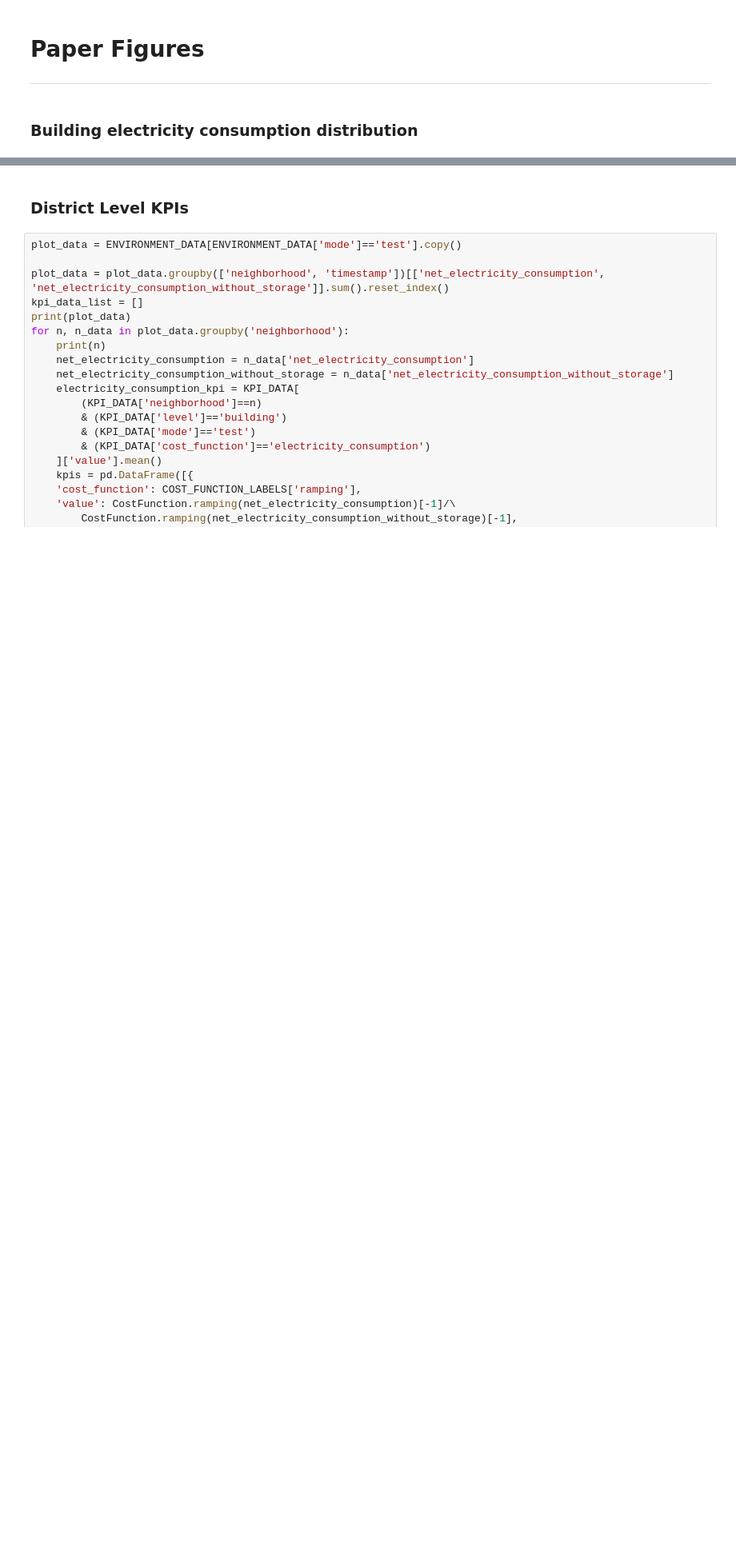
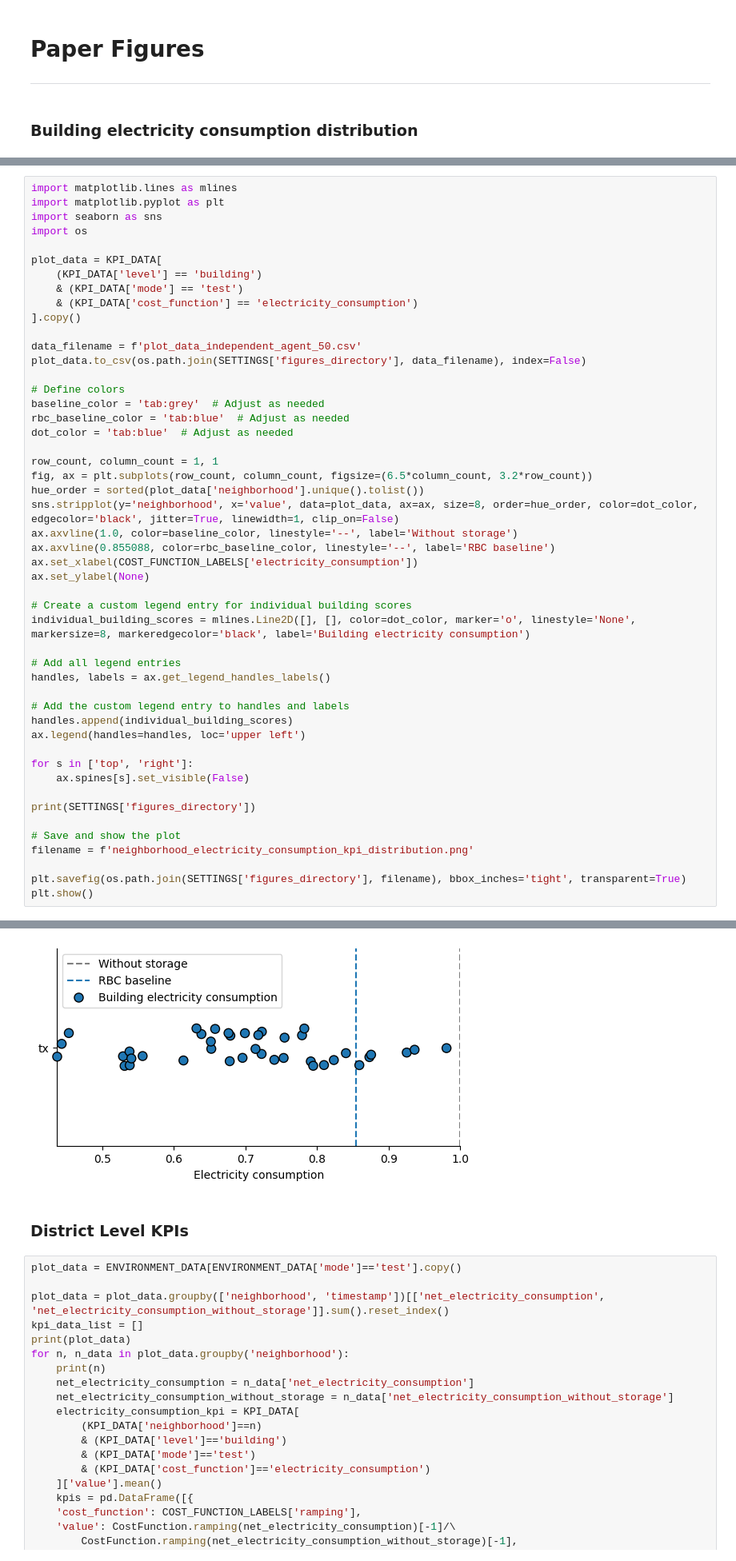
Before and after one commit to LennardSchaap/citylearn_benchmark, a Jupyter notebook: analysis/analysis.ipynb, the cells around one changed output, grey strips where cells are left out. Shown at 80% size. Drawn from its saved outputs; the diff is of its cells as text; blank space fills up the shorter version.

```diff
--- a/analysis/analysis.ipynb
+++ b/analysis/analysis.ipynb
@@ -276,0 +282,50 @@ plt.show()
+# %%
+import matplotlib.lines as mlines
+import matplotlib.pyplot as plt
+import seaborn as sns
+import os
+
+plot_data = KPI_DATA[
+    (KPI_DATA['level'] == 'building')
+    & (KPI_DATA['mode'] == 'test')
+    & (KPI_DATA['cost_function'] == 'electricity_consumption')
+].copy()
+
+data_filename = f'plot_data_independent_agent_50.csv'
+plot_data.to_csv(os.path.join(SETTINGS['figures_directory'], data_filename), index=False)
+
+# Define colors
+baseline_color = 'tab:grey'  # Adjust as needed
+rbc_baseline_color = 'tab:blue'  # Adjust as needed
+dot_color = 'tab:blue'  # Adjust as needed
+
+row_count, column_count = 1, 1
+fig, ax = plt.subplots(row_count, column_count, figsize=(6.5*column_count, 3.2*row_count))
+hue_order = sorted(plot_data['neighborhood'].unique().tolist())
+sns.stripplot(y='neighborhood', x='value', data=plot_data, ax=ax, size=8, order=hue_order, color=dot_color, edgecolor='black', jitter=True, linewidth=1, clip_on=False)
+ax.axvline(1.0, color=baseline_color, linestyle='--', label='Without storage')
+ax.axvline(0.855088, color=rbc_baseline_color, linestyle='--', label='RBC baseline')
+ax.set_xlabel(COST_FUNCTION_LABELS['electricity_consumption'])
+ax.set_ylabel(None)
+
+# Create a custom legend entry for individual building scores
+individual_building_scores = mlines.Line2D([], [], color=dot_color, marker='o', linestyle='None', markersize=8, markeredgecolor='black', label='Building electricity consumption')
+
+# Add all legend entries
+handles, labels = ax.get_legend_handles_labels()
+
+# Add the custom legend entry to handles and labels
+handles.append(individual_building_scores)
+ax.legend(handles=handles, loc='upper left')
+
+for s in ['top', 'right']:
+    ax.spines[s].set_visible(False)
+
+print(SETTINGS['figures_directory'])
+
+# Save and show the plot
+filename = f'neighborhood_electricity_consumption_kpi_distribution.png'
+
+plt.savefig(os.path.join(SETTINGS['figures_directory'], filename), bbox_inches='tight', transparent=True)
+plt.show()
+# %% [output]
@@ -277,3 +333,4 @@ plt.show()
+[figure, added]
 # %% [markdown]
 ### District Level KPIs
 # %%
```
Also changed, not shown: parts of 8 cells of this notebook, 1 other file.
